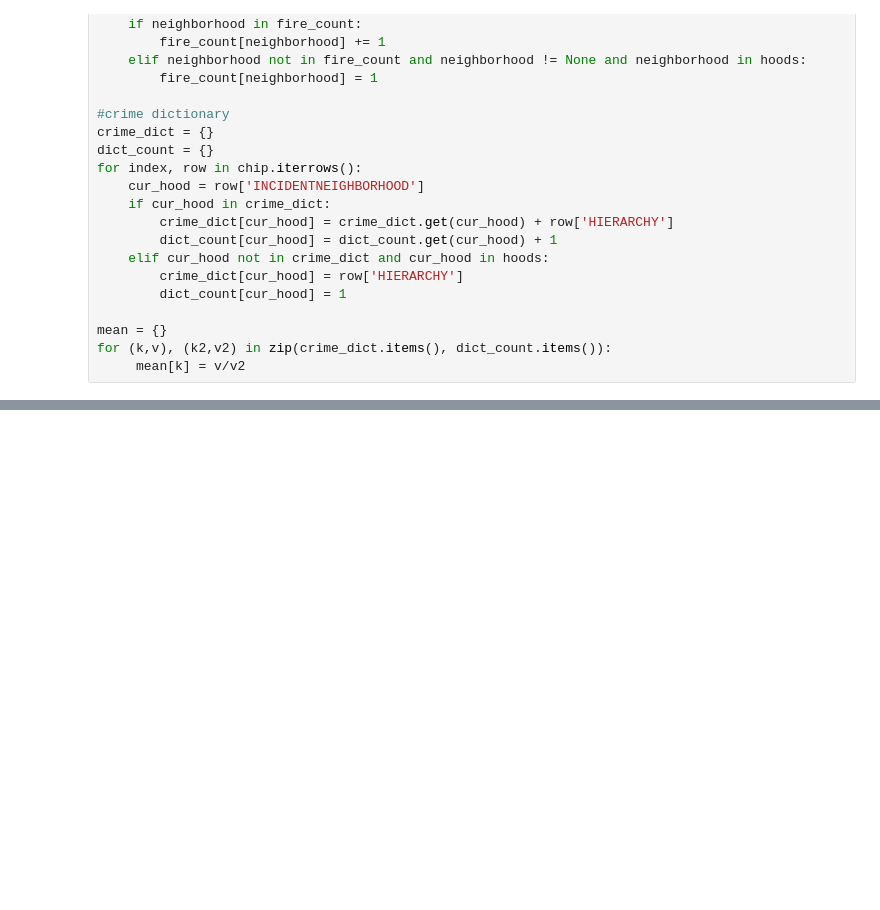
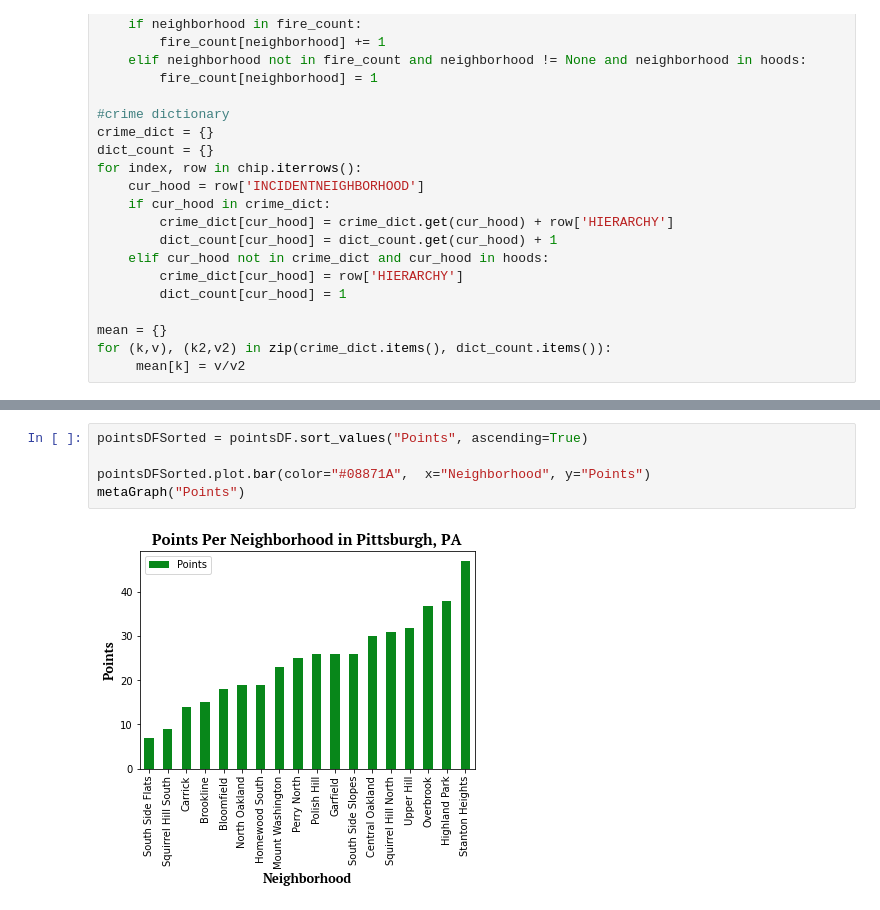
Before and after one commit to MasonGobat/bigIdeasFinalProject, a Jupyter notebook: hoodSafety.ipynb, the cells around one changed output, grey strips where cells are left out. Saved outputs shown, nothing was run; the diff lists cells and outputs as text; blank space fills up the shorter version.

```diff
--- a/hoodSafety.ipynb
+++ b/hoodSafety.ipynb
@@ -133,0 +164,7 @@ success
+# %%
+pointsDFSorted = pointsDF.sort_values("Points", ascending=True)
+
+pointsDFSorted.plot.bar(color="#08871A",  x="Neighborhood", y="Points")
+metaGraph("Points")
+# %% [output]
+[figure, added]
```
Also changed, not shown: parts of 14 cells of this notebook.
